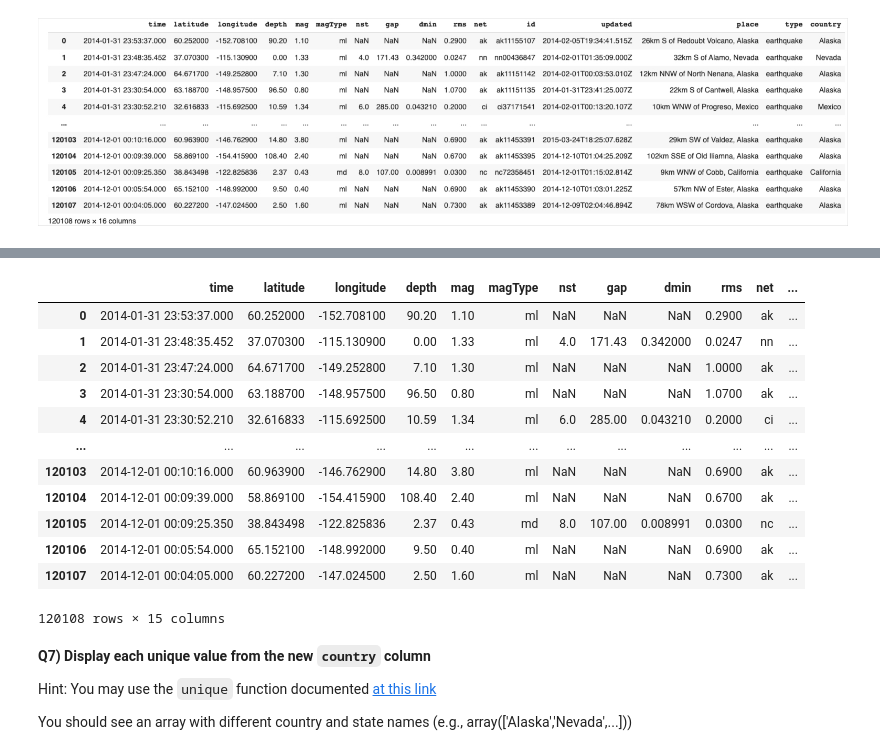
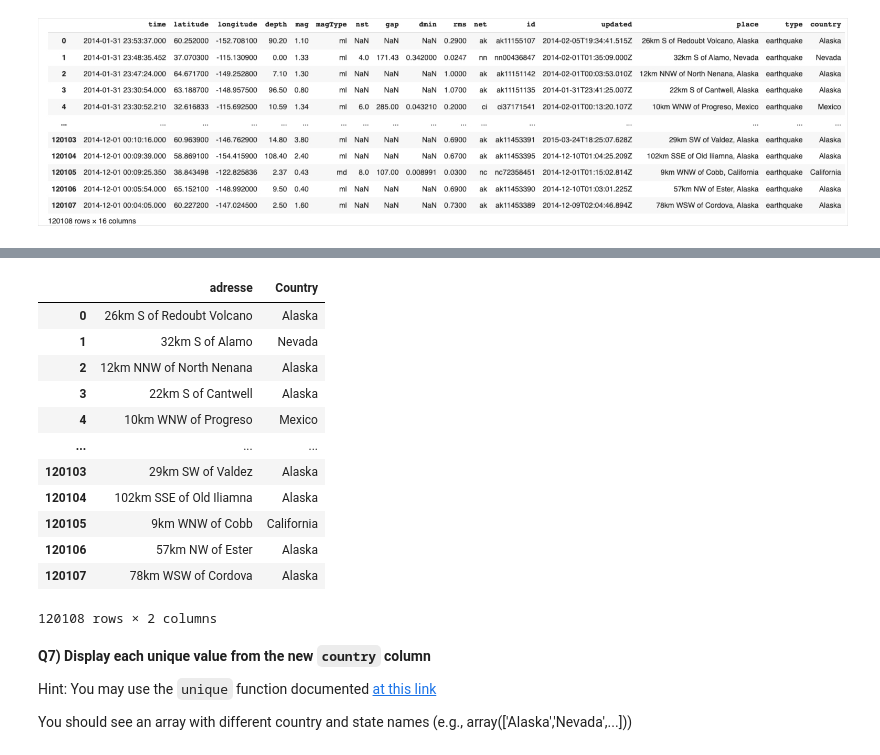
Before and after one commit to explaureart/2023_Intro_Python, a Jupyter notebook: W3_S1.ipynb, the cells around one changed output, grey strips where cells are left out. Drawn from its saved outputs; the diff is of its cells as text; code cells hidden in the pictures.

```diff
--- a/W3_S1.ipynb
+++ b/W3_S1.ipynb
@@ -204,4 +204,4 @@ Hint 2: You will use `.split()` to extract the country names. The documentation
 # %%
 # Extract the state or country
 country = df.place.str.split(',',expand=True,n=1)
-country.columns=['Adresse','Country']
+country
@@ -208,20 +222,21 @@ country.columns=['Adresse','Country']
 # %%
-from pandas.core.interchange.dataframe_protocol import Column
 # Add it as a new column to the `DataFrame` called `country`
+country.columns=['adresse','Country']
+country
 # %% [output]
-|  | time | latitude | longitude | depth | mag | magType | nst | gap | dmin | rms | net | ... |
-| 0 | 2014-01-31 23:53:37.000 | 60.252000 | -152.708100 | 90.20 | 1.10 | ml | NaN | NaN | NaN | 0.2900 | ak | ... |
-| 1 | 2014-01-31 23:48:35.452 | 37.070300 | -115.130900 | 0.00 | 1.33 | ml | 4.0 | 171.43 | 0.342000 | 0.0247 | nn | ... |
-| 2 | 2014-01-31 23:47:24.000 | 64.671700 | -149.252800 | 7.10 | 1.30 | ml | NaN | NaN | NaN | 1.0000 | ak | ... |
-| 3 | 2014-01-31 23:30:54.000 | 63.188700 | -148.957500 | 96.50 | 0.80 | ml | NaN | NaN | NaN | 1.0700 | ak | ... |
-| 4 | 2014-01-31 23:30:52.210 | 32.616833 | -115.692500 | 10.59 | 1.34 | ml | 6.0 | 285.00 | 0.043210 | 0.2000 | ci | ... |
-| ... | ... | ... | ... | ... | ... | ... | ... | ... | ... | ... | ... | ... |
-| 120103 | 2014-12-01 00:10:16.000 | 60.963900 | -146.762900 | 14.80 | 3.80 | ml | NaN | NaN | NaN | 0.6900 | ak | ... |
-| 120104 | 2014-12-01 00:09:39.000 | 58.869100 | -154.415900 | 108.40 | 2.40 | ml | NaN | NaN | NaN | 0.6700 | ak | ... |
-| 120105 | 2014-12-01 00:09:25.350 | 38.843498 | -122.825836 | 2.37 | 0.43 | md | 8.0 | 107.00 | 0.008991 | 0.0300 | nc | ... |
-| 120106 | 2014-12-01 00:05:54.000 | 65.152100 | -148.992000 | 9.50 | 0.40 | ml | NaN | NaN | NaN | 0.6900 | ak | ... |
-| 120107 | 2014-12-01 00:04:05.000 | 60.227200 | -147.024500 | 2.50 | 1.60 | ml | NaN | NaN | NaN | 0.7300 | ak | ... |
+|  | adresse | Country |
+| 0 | 26km S of Redoubt Volcano | Alaska |
+| 1 | 32km S of Alamo | Nevada |
+| 2 | 12km NNW of North Nenana | Alaska |
+| 3 | 22km S of Cantwell | Alaska |
+| 4 | 10km WNW of Progreso | Mexico |
+| ... | ... | ... |
+| 120103 | 29km SW of Valdez | Alaska |
+| 120104 | 102km SSE of Old Iliamna | Alaska |
+| 120105 | 9km WNW of Cobb | California |
+| 120106 | 57km NW of Ester | Alaska |
+| 120107 | 78km WSW of Cordova | Alaska |
-120108 rows × 15 columns
+120108 rows × 2 columns
 # %% [markdown]
 **Q7) Display each unique value from the new `country` column**
 
```
Also changed, not shown: parts of 12 cells of this notebook.
